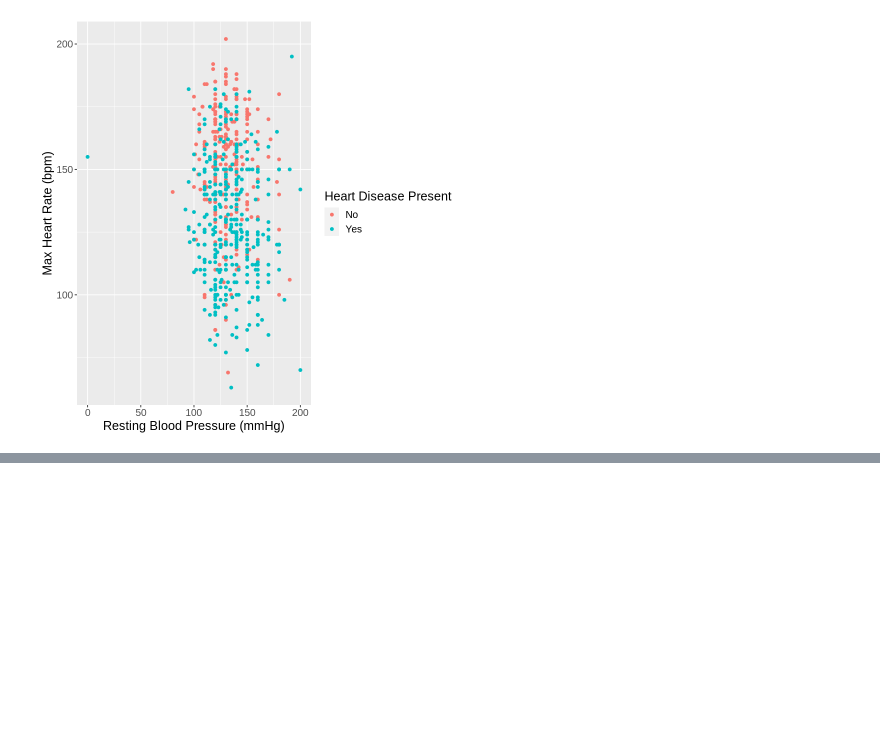
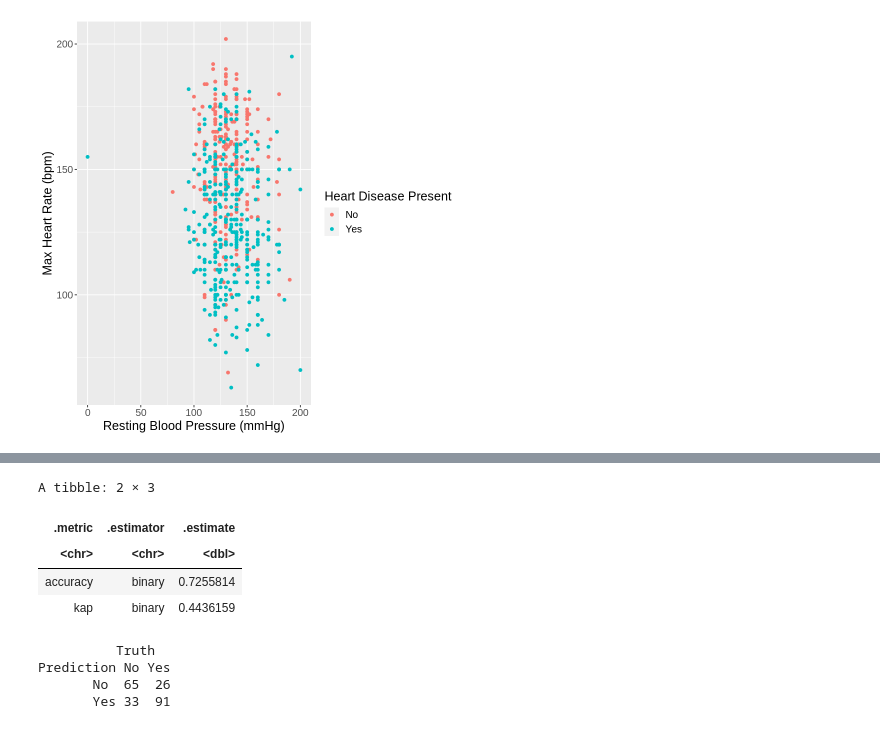
Before and after one commit to Kooriryuu/dsci-100-project-group3, a Jupyter notebook: project_proposal.ipynb, the cells around one changed output, grey strips where cells are left out. Drawn from its saved outputs; the diff is of its cells as text; code cells hidden in the pictures; blank space fills up the shorter version.

```diff
--- a/project_proposal.ipynb
+++ b/project_proposal.ipynb
@@ -177,3 +190,29 @@ A tibble: 30 × 7
 # %%
-#heart_fit
-#summary(places_training)
+set.seed(777)
+best_spec <- nearest_neighbor(weight_func = "rectangular", neighbors = 17) |>
+    set_engine("kknn") |>
+    set_mode("classification")
+best_fit <- workflow() |>
+    add_recipe(heart_recipe) |>
+    add_model(best_spec) |>
+    fit(data = places_training)
+# %%
+heart_predictions <- predict(best_fit, places_testing) |>
+    bind_cols(places_testing)
+#heart_predictions
+heart_metrics <- heart_predictions |>
+    metrics(truth = heart_disease_present, estimate = .pred_class)
+heart_conf_mat <- heart_predictions |>
+    conf_mat(truth = heart_disease_present, estimate = .pred_class)
+heart_metrics
+heart_conf_mat
+# %% [output]
+A tibble: 2 × 3
+| .metric | .estimator | .estimate |
+| <chr> | <chr> | <dbl> |
+| accuracy | binary | 0.7255814 |
+| kap | binary | 0.4436159 |
+          Truth
+Prediction No Yes
+       No  65  26
+       Yes 33  91
```
Also changed, not shown: parts of 3 cells of this notebook.
